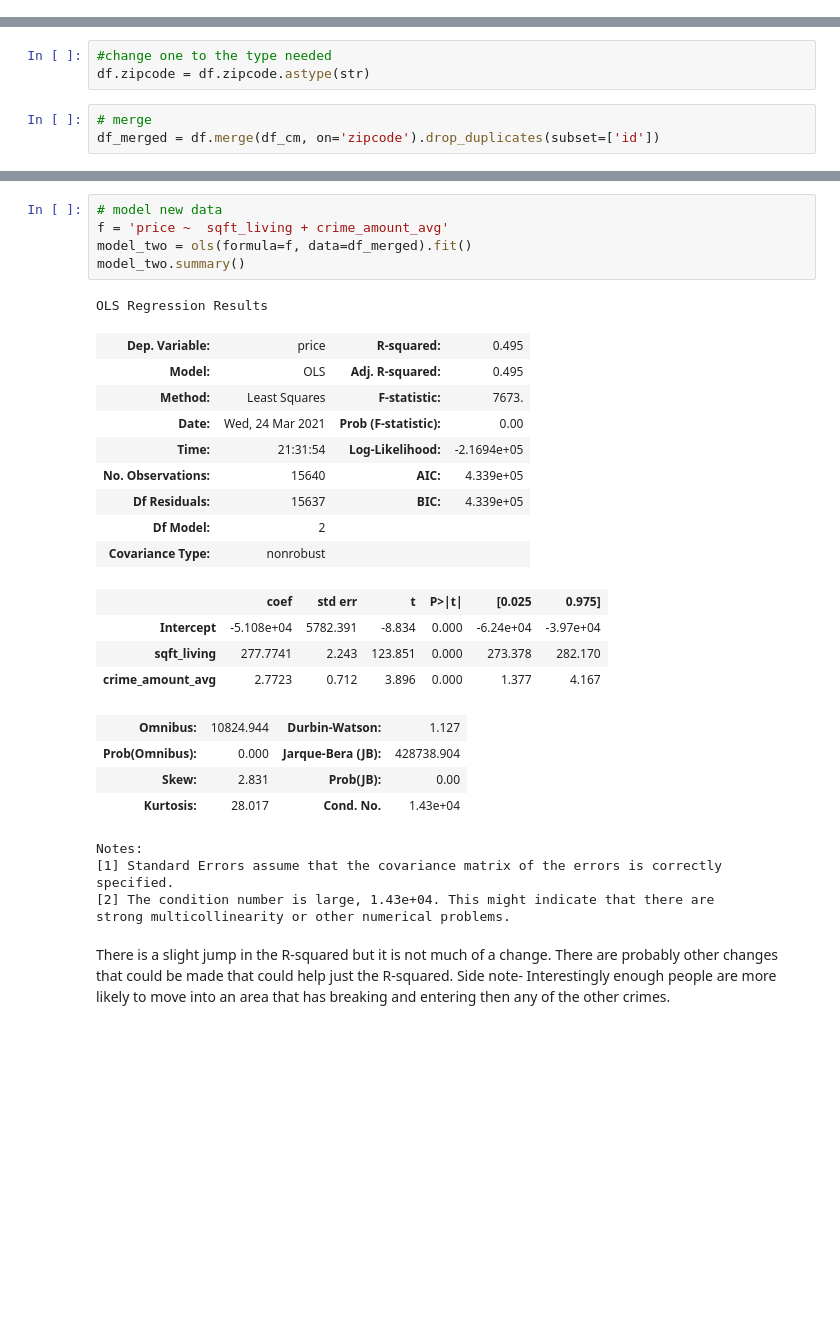
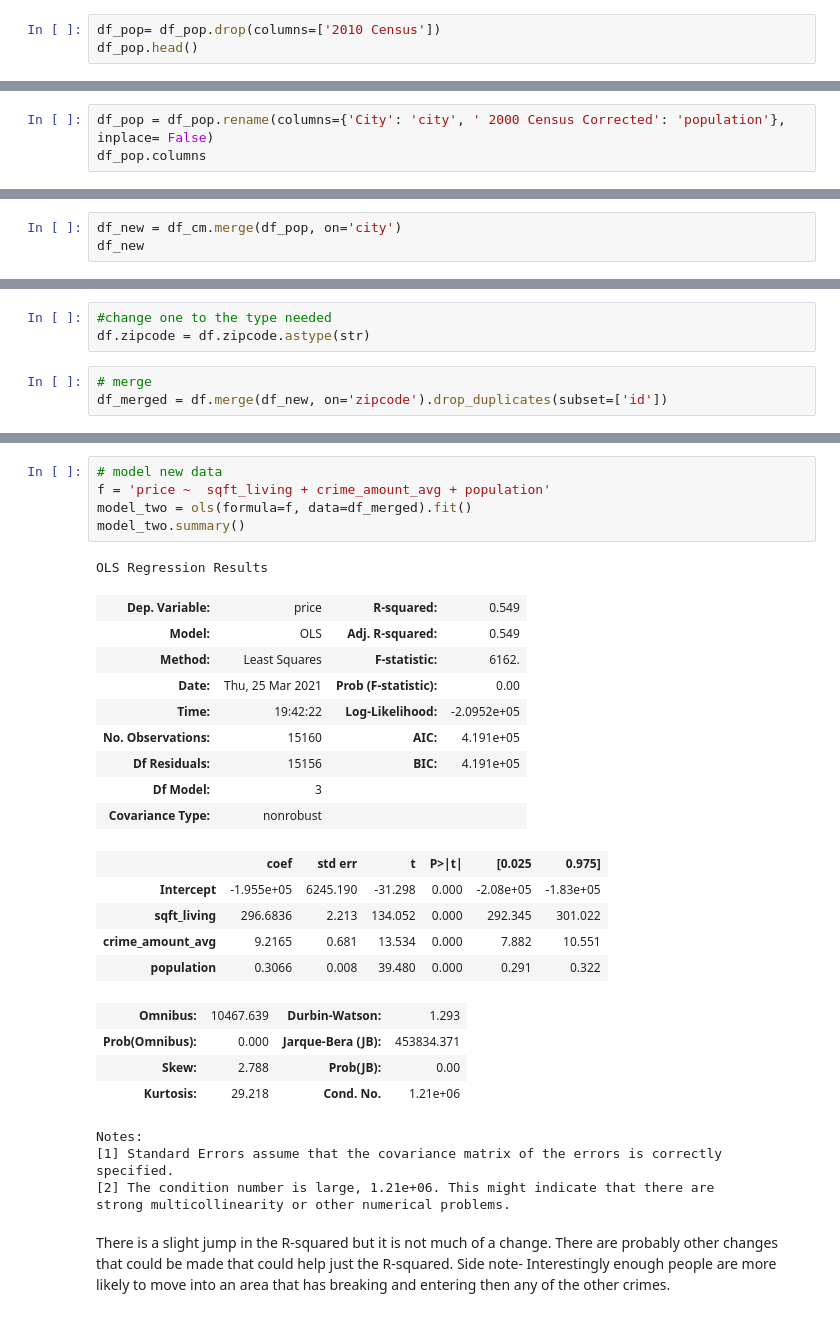
Before and after one commit to angelagjp/110920-pt-phase-2-project, a Jupyter notebook: notebooks/student.ipynb, the cells around one changed output, grey strips where cells are left out. Saved outputs shown, nothing was run; the diff lists cells and outputs as text; blank space fills up the shorter version.

```diff
--- a/notebooks/student.ipynb
+++ b/notebooks/student.ipynb
@@ -455,0 +466,3 @@ df_cm
+# %%
+df_pop= df_pop.drop(columns=['2010 Census'])
+df_pop.head()
@@ -455,0 +476,3 @@ df_cm
+# %%
+df_pop = df_pop.rename(columns={'City': 'city', ' 2000 Census Corrected': 'population'}, inplace= False)
+df_pop.columns
@@ -455,0 +493,3 @@ df_cm
+# %%
+df_new = df_cm.merge(df_pop, on='city')
+df_new
@@ -467,7 +521,7 @@ Crime: object
 df.zipcode = df.zipcode.astype(str)
 # %%
 # merge
-df_merged = df.merge(df_cm, on='zipcode').drop_duplicates(subset=['id'])
+df_merged = df.merge(df_new, on='zipcode').drop_duplicates(subset=['id'])
 # %%
 # take out extra spaces to make working with df easier
 df_merged = df_merged.replace(" ","")
@@ -483,30 +537,31 @@ df_merged.head()
 # %%
 # model new data
-f = 'price ~  sqft_living + crime_amount_avg'
+f = 'price ~  sqft_living + crime_amount_avg + population'
 model_two = ols(formula=f, data=df_merged).fit()
 model_two.summary()
 # %% [output]
 OLS Regression Results
-| Dep. Variable: | price | R-squared: | 0.495 |
-| Model: | OLS | Adj. R-squared: | 0.495 |
-| Method: | Least Squares | F-statistic: | 7673. |
-| Date: | Wed, 24 Mar 2021 | Prob (F-statistic): | 0.00 |
-| Time: | 21:31:54 | Log-Likelihood: | -2.1694e+05 |
-| No. Observations: | 15640 | AIC: | 4.339e+05 |
-| Df Residuals: | 15637 | BIC: | 4.339e+05 |
-| Df Model: | 2 |  |  |
+| Dep. Variable: | price | R-squared: | 0.549 |
+| Model: | OLS | Adj. R-squared: | 0.549 |
+| Method: | Least Squares | F-statistic: | 6162. |
+| Date: | Thu, 25 Mar 2021 | Prob (F-statistic): | 0.00 |
+| Time: | 19:42:22 | Log-Likelihood: | -2.0952e+05 |
+| No. Observations: | 15160 | AIC: | 4.191e+05 |
+| Df Residuals: | 15156 | BIC: | 4.191e+05 |
+| Df Model: | 3 |  |  |
 | Covariance Type: | nonrobust |  |  |
 |  | coef | std err | t | P>|t| | [0.025 | 0.975] |
-| Intercept | -5.108e+04 | 5782.391 | -8.834 | 0.000 | -6.24e+04 | -3.97e+04 |
-| sqft_living | 277.7741 | 2.243 | 123.851 | 0.000 | 273.378 | 282.170 |
-| crime_amount_avg | 2.7723 | 0.712 | 3.896 | 0.000 | 1.377 | 4.167 |
+| Intercept | -1.955e+05 | 6245.190 | -31.298 | 0.000 | -2.08e+05 | -1.83e+05 |
+| sqft_living | 296.6836 | 2.213 | 134.052 | 0.000 | 292.345 | 301.022 |
+| crime_amount_avg | 9.2165 | 0.681 | 13.534 | 0.000 | 7.882 | 10.551 |
+| population | 0.3066 | 0.008 | 39.480 | 0.000 | 0.291 | 0.322 |
-| Omnibus: | 10824.944 | Durbin-Watson: | 1.127 |
-| Prob(Omnibus): | 0.000 | Jarque-Bera (JB): | 428738.904 |
-| Skew: | 2.831 | Prob(JB): | 0.00 |
-| Kurtosis: | 28.017 | Cond. No. | 1.43e+04 |
+| Omnibus: | 10467.639 | Durbin-Watson: | 1.293 |
+| Prob(Omnibus): | 0.000 | Jarque-Bera (JB): | 453834.371 |
+| Skew: | 2.788 | Prob(JB): | 0.00 |
+| Kurtosis: | 29.218 | Cond. No. | 1.21e+06 |
 Notes:
 [1] Standard Errors assume that the covariance matrix of the errors is correctly specified.
-[2] The condition number is large, 1.43e+04. This might indicate that there are
+[2] The condition number is large, 1.21e+06. This might indicate that there are
 strong multicollinearity or other numerical problems.
 # %% [markdown]
 There is a slight jump in the R-squared but it is not much of a change. There are probably other changes that could be made that could help just the R-squared. Side note- Interestingly enough people are more likely to move into an area that has breaking and entering then any of the other crimes.
```
Also changed, not shown: parts of 34 cells of this notebook, 4 other files.
